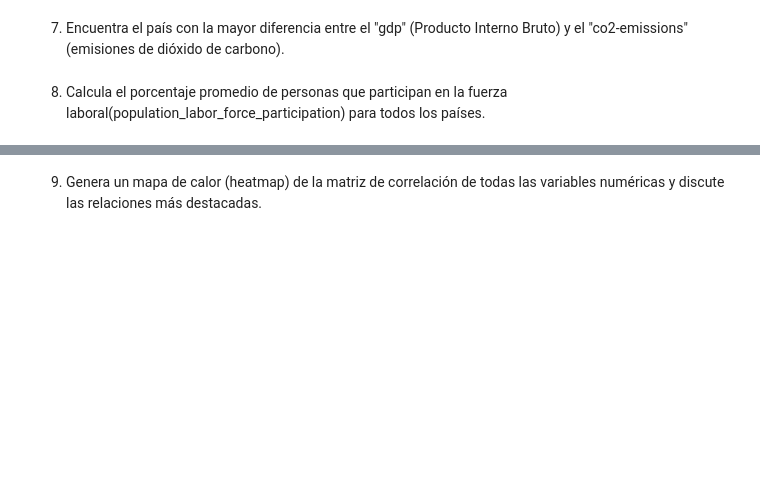
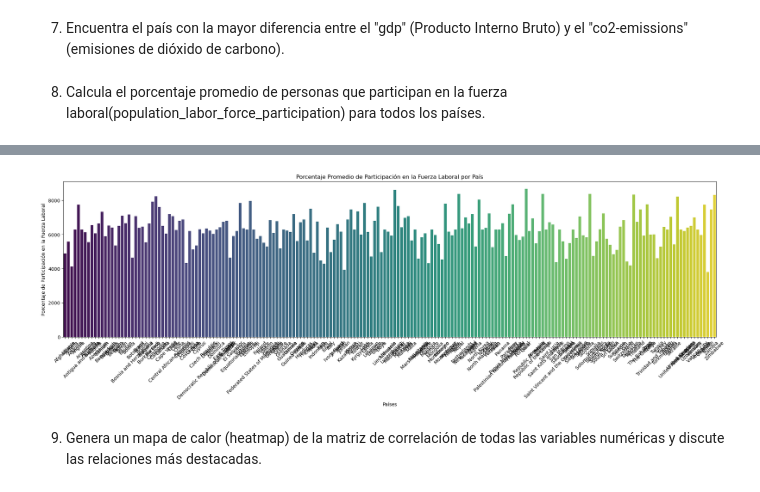
Before and after one commit to TaniaGraff/Modulo3, a Jupyter notebook: Ejercicios_Pair_Programming_Estadistica_Descriptiva.ipynb, the cells around one changed output, grey strips where cells are left out. Saved outputs shown, nothing was run; the diff lists cells and outputs as text; code cells hidden in the pictures; blank space fills up the shorter version.

```diff
--- a/Ejercicios_Pair_Programming_Estadistica_Descriptiva.ipynb
+++ b/Ejercicios_Pair_Programming_Estadistica_Descriptiva.ipynb
@@ -34,3 +173,8 @@ Objetivo: Realizar un análisis de estadísticas descriptivas para comprender me
 7. Encuentra el país con la mayor diferencia entre el "gdp" (Producto Interno Bruto) y el "co2-emissions" (emisiones de dióxido de carbono).
 # %% [markdown]
 8. Calcula el porcentaje promedio de personas que participan en la fuerza laboral(population_labor_force_participation) para todos los países.
+# %%
+#Calculo el porcentaje promedio.
+porcentaje_promedio = df.groupby('country')['populationlaborforceparticipation'].mean() * 100
+df_porcentaje = porcentaje_promedio.reset_index()
+df_porcentaje
@@ -37,2 +195,16 @@ Objetivo: Realizar un análisis de estadísticas descriptivas para comprender me
+# %%
+#Visualizo los resultados del DF con un gráfico de barras.
+plt.figure(figsize=(25, 6))
+sns.barplot(x='country', y='populationlaborforceparticipation', data=df_porcentaje, palette='viridis')
+
+#Ajusto el título y las etiquetas de los ejes.
+plt.title('Porcentaje Promedio de Participación en la Fuerza Laboral por País')
+plt.xlabel('Países')
+plt.ylabel('Porcentaje de Participación en la Fuerza Laboral')
+
+#Roto las eiquetas del eje x para mejorar la legibilidad.
+plt.xticks(rotation=45);
+# %% [output]
+[figure, added]
 # %% [markdown]
 9. Genera un mapa de calor (heatmap) de la matriz de correlación de todas las variables numéricas y discute las relaciones más destacadas.
```
Also changed, not shown: parts of 13 cells of this notebook.
